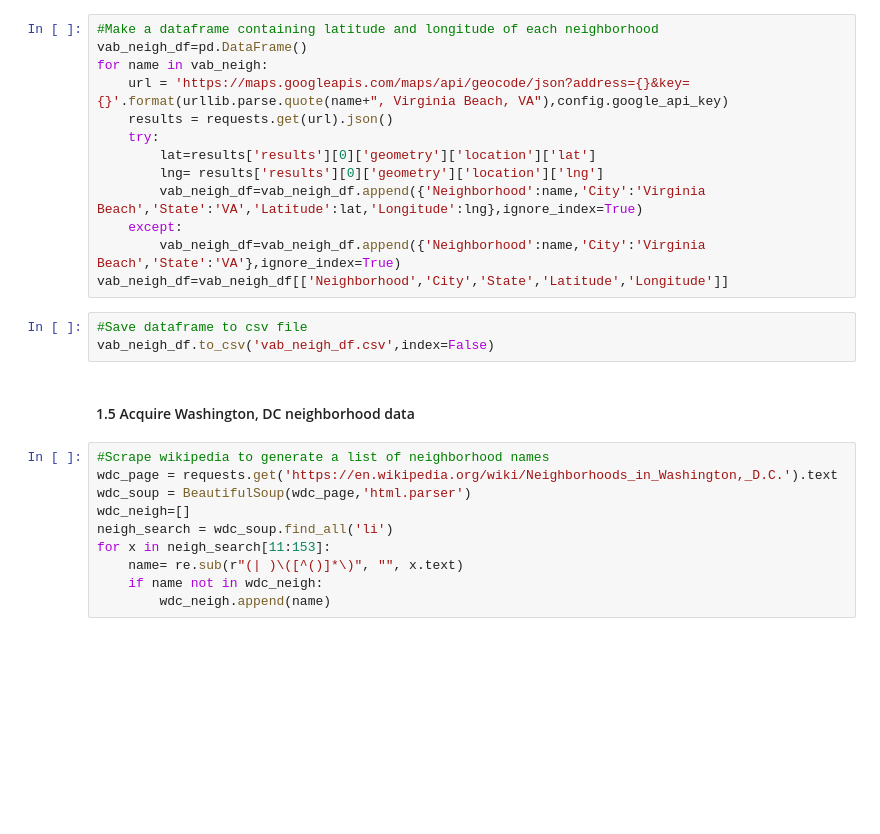
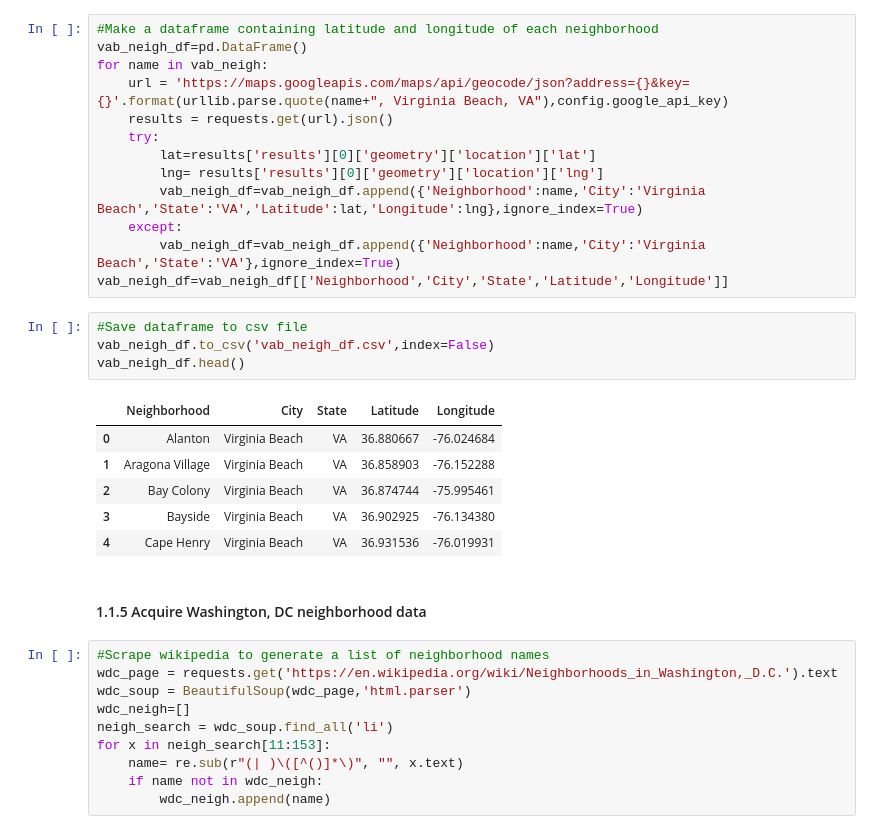
Before and after one commit to mphill82/Coursera_Capstone, a Jupyter notebook: Retail_Inference_notebook.ipynb, the cells around one changed output. Drawn from its saved outputs; the diff is of its cells as text; blank space fills up the shorter version.

```diff
--- a/Retail_Inference_notebook.ipynb
+++ b/Retail_Inference_notebook.ipynb
@@ -113,8 +141,16 @@ vab_neigh_df=vab_neigh_df[['Neighborhood','City','State','Latitude','Longitude']
 # %%
 #Save dataframe to csv file
 vab_neigh_df.to_csv('vab_neigh_df.csv',index=False)
+vab_neigh_df.head()
+# %% [output]
+|  | Neighborhood | City | State | Latitude | Longitude |
+| 0 | Alanton | Virginia Beach | VA | 36.880667 | -76.024684 |
+| 1 | Aragona Village | Virginia Beach | VA | 36.858903 | -76.152288 |
+| 2 | Bay Colony | Virginia Beach | VA | 36.874744 | -75.995461 |
+| 3 | Bayside | Virginia Beach | VA | 36.902925 | -76.134380 |
+| 4 | Cape Henry | Virginia Beach | VA | 36.931536 | -76.019931 |
 # %% [markdown]
-#### 1.5 Acquire Washington, DC neighborhood data
+#### 1.1.5 Acquire Washington, DC neighborhood data
 # %%
 #Scrape wikipedia to generate a list of neighborhood names
 wdc_page = requests.get('https://en.wikipedia.org/wiki/Neighborhoods_in_Washington,_D.C.').text
```
Also changed, not shown: parts of 45 cells of this notebook, 9 other files.
